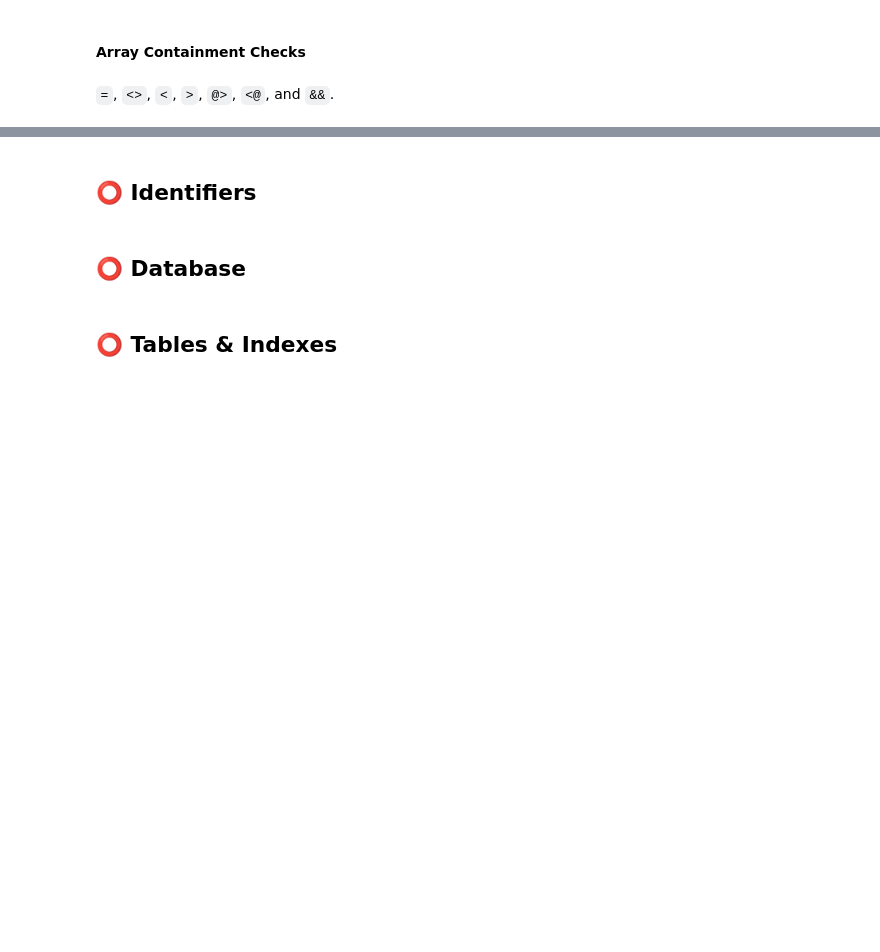
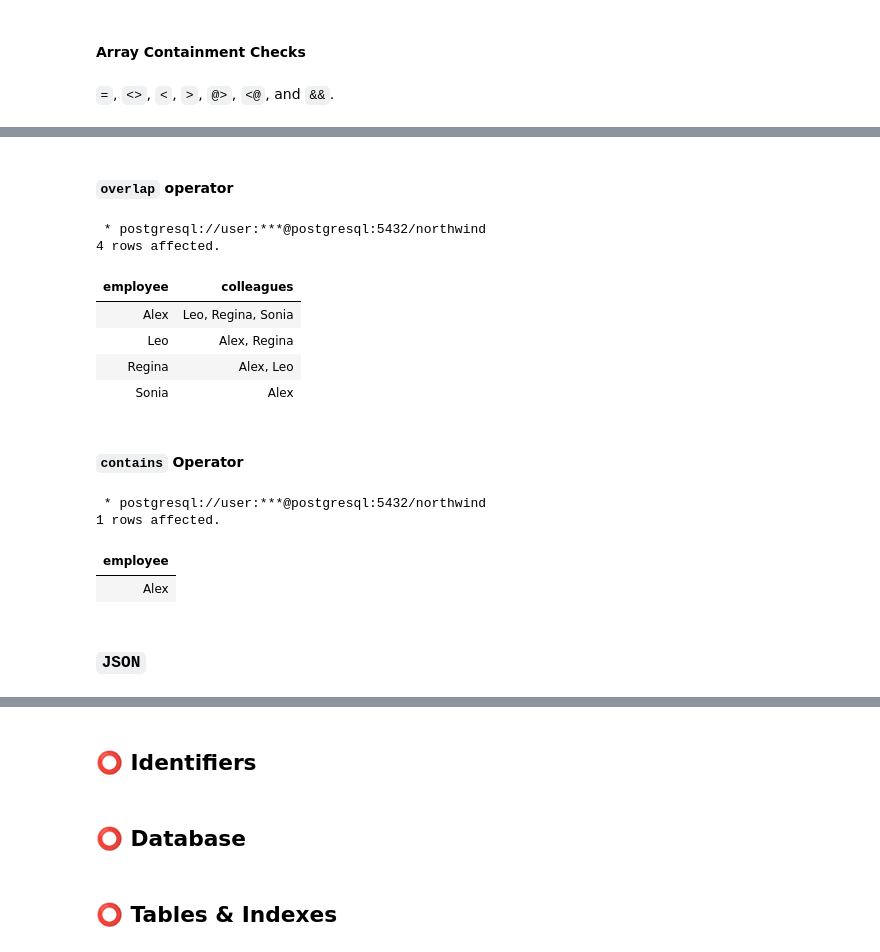
Before and after one commit to butuzov/todayilearned, a Jupyter notebook: misc/postgres/readme.ipynb, the cells around one changed output, grey strips where cells are left out. Drawn from its saved outputs; the diff is of its cells as text; code cells hidden in the pictures; blank space fills up the shorter version.

Commit message:
refactor: cleanup `postgres` docs

```diff
--- a/sandbox-pg/readme.ipynb
+++ b/misc/postgres/readme.ipynb
@@ -527,0 +617,38 @@ page 139
+# %% [markdown]
+#### `overlap` operator
+# %%
+%%sql
+
+SELECT
+    e1.employee,
+    string_agg(DISTINCT e2.employee, ', ' ORDER BY e2.employee) As colleagues
+FROM employment AS e1
+INNER JOIN employment AS e2
+-- first opverlats in perion with e2
+ON e1.period && e2.period
+-- excluding employee itself
+WHERE e1.employee <> e2.employee
+GROUP BY e1.employee;
+# %% [output]
+ * postgresql://user:***@postgresql:5432/northwind
+4 rows affected.
+| employee | colleagues |
+| Alex | Leo, Regina, Sonia |
+| Leo | Alex, Regina |
+| Regina | Alex, Leo |
+| Sonia | Alex |
+# %% [markdown]
+#### `contains` Operator
+# %%
+%%sql
+
+SELECT employee FROM employment
+WHERE period @> CURRENT_DATE
+GROUP BY employee;
+# %% [output]
+ * postgresql://user:***@postgresql:5432/northwind
+1 rows affected.
+| employee |
+| Alex |
+# %% [markdown]
+### `JSON`
```
Also changed, not shown: parts of 88 cells of this notebook, 25 other files.
